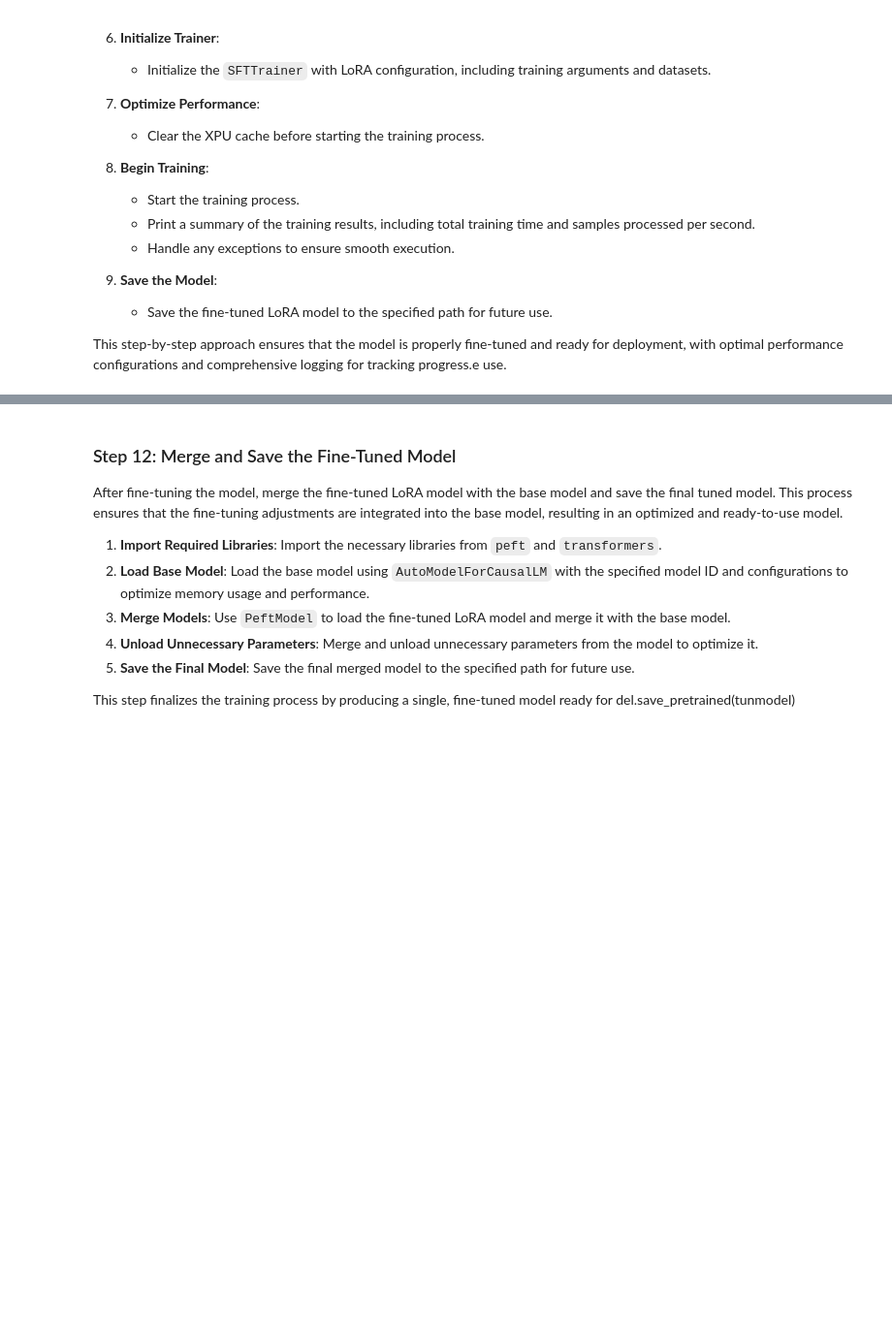
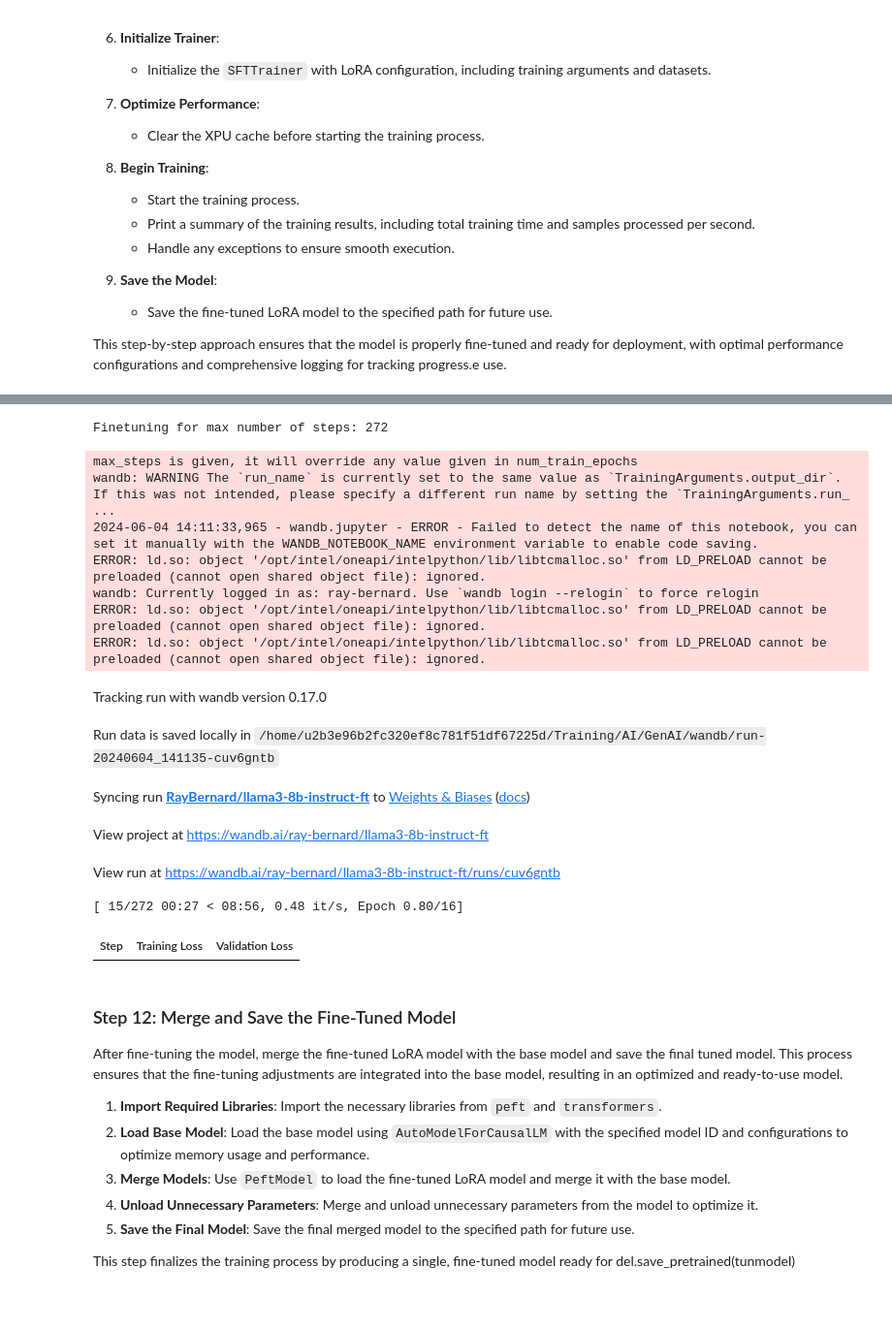
Before and after one commit to raymondbernard/fine-tune-journal, a Jupyter notebook: juypternotebooks/llamma3_dgx_xpu_finetuning_0.0.2.ipynb, the cells around one changed output, grey strips where cells are left out. Shown: that part at 97% size. Drawn from its saved outputs; the diff is of its cells as text; code cells hidden in the pictures; blank space fills up the shorter version.

```diff
--- a/juypternotebooks/llamma3_dgx_xpu_finetuning_0.0.2.ipynb
+++ b/juypternotebooks/llamma3_dgx_xpu_finetuning_0.0.2.ipynb
@@ -294,7 +334,7 @@ model_name = "meta-llama/Meta-Llama-3-8B-Instruct"
 
 # Define a function to check if the model exists locally
 def download_model_if_not_exist(model_name):
-    model_dir = os.path.join("models", model_name)
+    model_dir = os.path.join("models", model_name.replace('/', '_'))
     if not os.path.exists(model_dir):
         print(f"Downloading model {model_name}...")
         tokenizer = AutoTokenizer.from_pretrained(model_name)
@@ -313,12 +353,24 @@ model_dir = download_model_if_not_exist(model_name)
 tokenizer = AutoTokenizer.from_pretrained(model_dir)
 model = AutoModelForCausalLM.from_pretrained(model_dir)
 
+# Check if the tokenizer has a padding token
+if tokenizer.pad_token is None:
+    print("Adding padding token to tokenizer.")
+    tokenizer.add_special_tokens({'pad_token': '[PAD]'})
+    model.resize_token_embeddings(len(tokenizer))
+else:
+    print(f"Padding token already exists: {tokenizer.pad_token}")
+
 # Set the padding token and padding side
-tokenizer.pad_token = tokenizer.eos_token
+tokenizer.pad_token = tokenizer.pad_token or tokenizer.eos_token
 tokenizer.padding_side = "right"
 
 # Resize the model embeddings to account for the new special tokens
 model.resize_token_embeddings(len(tokenizer))
+
+# Debugging statements
+print(f"Padding token: {tokenizer.pad_token}")
+print(f"Padding token ID: {tokenizer.pad_token_id}")
 
 # Set the padding token ID for generation configuration
 model.generation_config.pad_token_id = tokenizer.pad_token_id
@@ -565,30 +654,12 @@ from trl import SFTTrainer
 from peft import LoraConfig, get_peft_model
 import intel_extension_for_pytorch as ipex
 
-print("Torch version:", torch.__version__)
-print("IPEX version:", ipex.__version__)
-
-# Check if Intel XPU is available
-if torch.xpu.is_available():
-    print("Intel XPU is available")
-    for i in range(torch.xpu.device_count()):
-        print(f"XPU Device {i}: {torch.xpu.get_device_name(i)}")
-else:
-    print("Intel XPU is not available")
-
-# Set the device to XPU if available, else fallback to CPU
-device = torch.device("xpu:0" if torch.xpu.is_available() else "cpu")
 
 # Load model and tokenizer from the specified path
-model_path = "Training/AI/GenAI/models/meta-llama/Meta-Llama-3-8B-Instruct" #Model was download in Step 3
-tokenizer = AutoTokenizer.from_pretrained(model_path)
+model_path = "./models/meta-llama_Meta-Llama-3-8B-Instruct" #Model was download in Step 3
 model = AutoModelForCausalLM.from_pretrained(model_path)
-model = model.to(device)  # Move the model to the selected device (XPU or CPU)
 
-# Move the model's embedding layer to the same device
-model.embed_tokens = model.get_input_embeddings().to(device)
-for param in model.embed_tokens.parameters():
-    param.requires_grad = True  # Enable fine-tuning of word embeddings
+
 
 # Set TOKENIZERS_PARALLELISM environment variable to avoid parallelism warning
 os.environ["TOKENIZERS_PARALLELISM"] = "false"
@@ -602,11 +673,6 @@ os.environ["IPEX_TILE_AS_DEVICE"] = "1"  # Intel Extension for PyTorch setting f
 finetuned_model_id = "RayBernard/llama3-8b-instruct-ft"  # Model ID for the fine-tuned model
 PUSH_TO_HUB = True  # Whether to push the model to the Hugging Face Hub
 USE_WANDB = True  # Whether to use Weights and Biases for logging
-
-# Load datasets (assuming these are pre-defined)
-train_dataset = load_dataset('train_dataset')  # Path to the training dataset
-validation_dataset = load_dataset('validation_dataset')  # Path to the validation dataset
-
 # Training configuration
 num_train_samples = len(train_dataset)  # Number of training samples
 batch_size = 2  # Per device batch size, reduced to fit memory
@@ -637,7 +703,9 @@ training_args = TrainingArguments(
     max_grad_norm=0.6,  # Max gradient norm for gradient clipping to prevent exploding gradients
     weight_decay=0.01,  # Weight decay for regularization to prevent overfitting
     group_by_length=True,  # Group sequences by length to improve training efficiency
-    gradient_checkpointing=True  # Enable gradient checkpointing to save memory by trading compute
+    gradient_checkpointing= False   # Enable gradient checkpointing to save memory by trading compute
+
+
 )
 
 # Initialize the SFTTrainer with LoRA configuration
@@ -651,7 +719,7 @@ trainer = SFTTrainer(
     peft_config=lora_config,  # LoRA configuration
     dataset_text_field="text",  # Field name in the dataset containing the text data
     max_seq_length=512,  # Maximum sequence length for training
-    packing=True  # Enable sequence packing for efficiency
+    packing=False  # Enable sequence packing for efficiency
 )
 
 try:
@@ -670,3 +738,4 @@ except Exception as e:
 # Save the fine-tuned LoRA model
 tuned_lora_model = "llama3-8b-instruct-ftuned"
 trainer.model.save_pretrained(tuned_lora_model)  # Save the trained model to the specified path
+# %% [output]
@@ -673,3 +743,18 @@ trainer.model.save_pretrained(tuned_lora_model)  # Save the trained model to the
+Finetuning for max number of steps: 272
+max_steps is given, it will override any value given in num_train_epochs
+wandb: WARNING The `run_name` is currently set to the same value as `TrainingArguments.output_dir`. If this was not intended, please specify a different run name by setting the `TrainingArguments.run_ ...
+2024-06-04 14:11:33,965 - wandb.jupyter - ERROR - Failed to detect the name of this notebook, you can set it manually with the WANDB_NOTEBOOK_NAME environment variable to enable code saving.
+ERROR: ld.so: object '/opt/intel/oneapi/intelpython/lib/libtcmalloc.so' from LD_PRELOAD cannot be preloaded (cannot open shared object file): ignored.
+wandb: Currently logged in as: ray-bernard. Use `wandb login --relogin` to force relogin
+ERROR: ld.so: object '/opt/intel/oneapi/intelpython/lib/libtcmalloc.so' from LD_PRELOAD cannot be preloaded (cannot open shared object file): ignored.
+ERROR: ld.so: object '/opt/intel/oneapi/intelpython/lib/libtcmalloc.so' from LD_PRELOAD cannot be preloaded (cannot open shared object file): ignored.
+Tracking run with wandb version 0.17.0
+Run data is saved locally in /home/u2b3e96b2fc320ef8c781f51df67225d/Training/AI/GenAI/wandb/run-20240604_141135-cuv6gntb
+Syncing run RayBernard/llama3-8b-instruct-ft to Weights & Biases (docs)
+View project at https://wandb.ai/ray-bernard/llama3-8b-instruct-ft
+View run at https://wandb.ai/ray-bernard/llama3-8b-instruct-ft/runs/cuv6gntb
+[ 15/272 00:27 < 08:56, 0.48 it/s, Epoch 0.80/16]
+| Step | Training Loss | Validation Loss |
 # %% [markdown]
 ### Step 12: Merge and Save the Fine-Tuned Model
 
```
Also changed, not shown: parts of 12 cells of this notebook.
